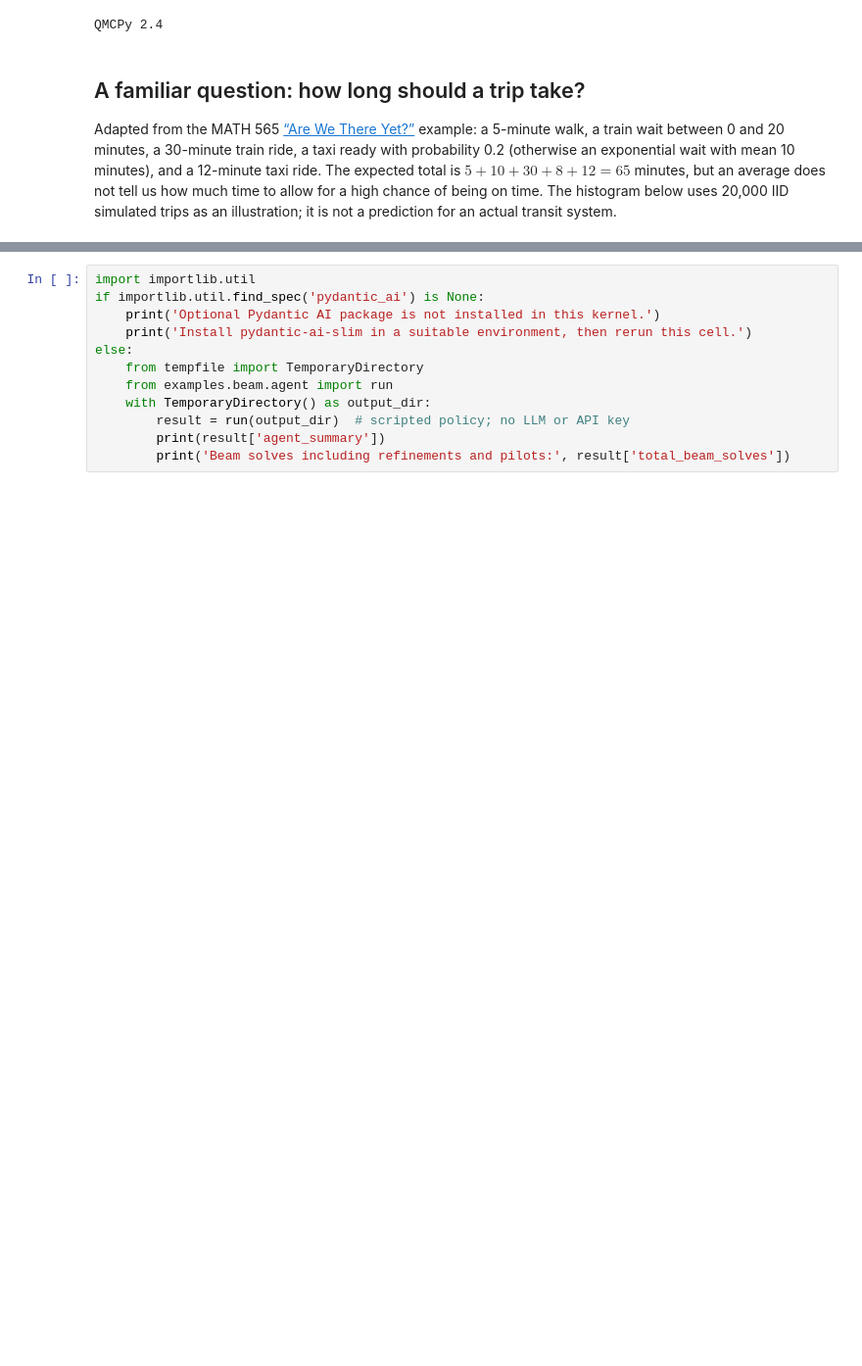
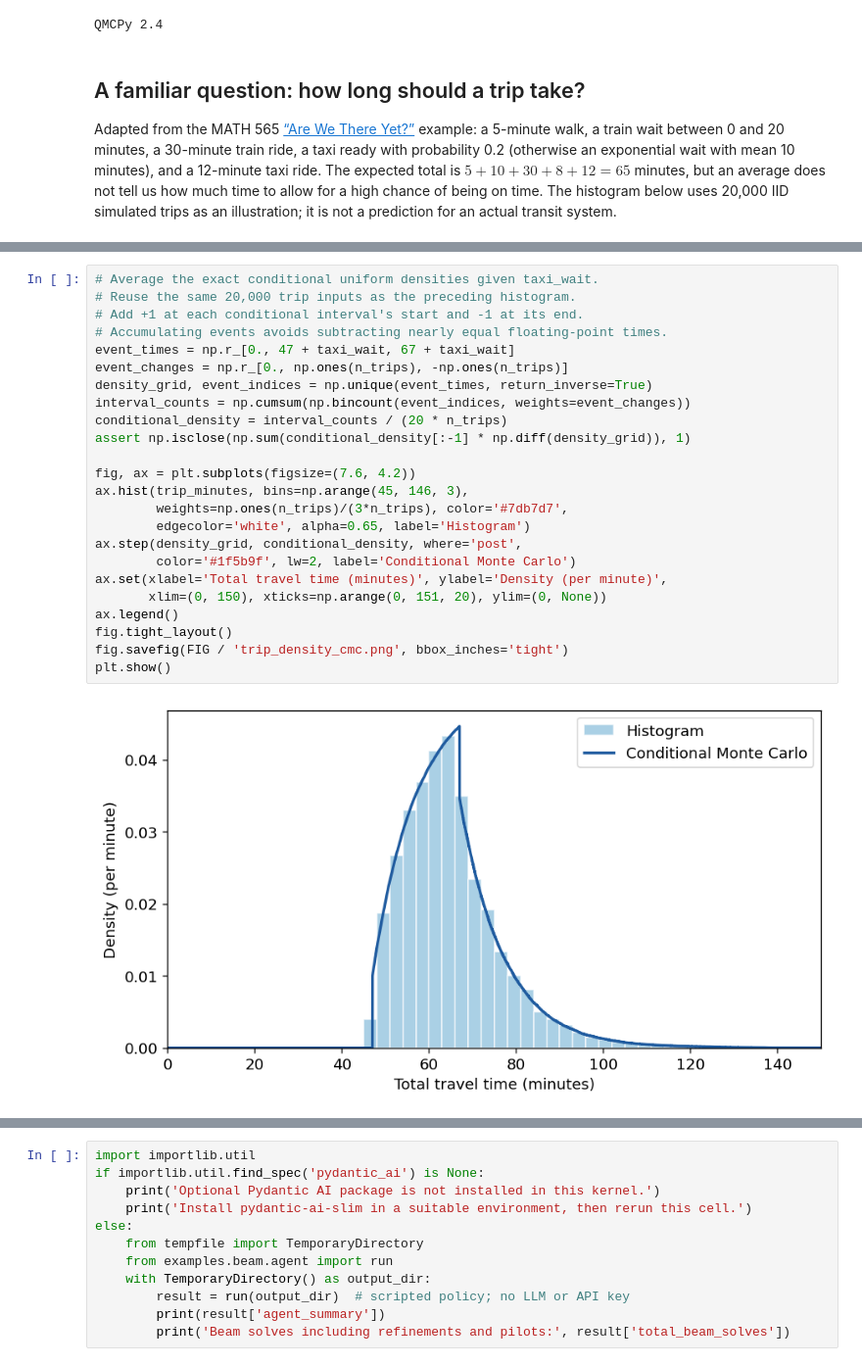
Before and after one commit to fjhickernell/StrategicSamplingColloquium, a Jupyter notebook: notebooks/StrategicSampling.ipynb, the cells around one changed output, grey strips where cells are left out. Shown at 98% size. Saved outputs shown, nothing was run; the diff lists cells and outputs as text; blank space fills up the shorter version.

```diff
--- a/notebooks/StrategicSampling.ipynb
+++ b/notebooks/StrategicSampling.ipynb
@@ -54,0 +68,26 @@ Simulated mean 65.01 min; simulated 90th percentile 79.47 min
+# %%
+# Average the exact conditional uniform densities given taxi_wait.
+# Reuse the same 20,000 trip inputs as the preceding histogram.
+# Add +1 at each conditional interval's start and -1 at its end.
+# Accumulating events avoids subtracting nearly equal floating-point times.
+event_times = np.r_[0., 47 + taxi_wait, 67 + taxi_wait]
+event_changes = np.r_[0., np.ones(n_trips), -np.ones(n_trips)]
+density_grid, event_indices = np.unique(event_times, return_inverse=True)
+interval_counts = np.cumsum(np.bincount(event_indices, weights=event_changes))
+conditional_density = interval_counts / (20 * n_trips)
+assert np.isclose(np.sum(conditional_density[:-1] * np.diff(density_grid)), 1)
+
+fig, ax = plt.subplots(figsize=(7.6, 4.2))
+ax.hist(trip_minutes, bins=np.arange(45, 146, 3),
+        weights=np.ones(n_trips)/(3*n_trips), color='#7db7d7',
+        edgecolor='white', alpha=0.65, label='Histogram')
+ax.step(density_grid, conditional_density, where='post',
+        color='#1f5b9f', lw=2, label='Conditional Monte Carlo')
+ax.set(xlabel='Total travel time (minutes)', ylabel='Density (per minute)',
+       xlim=(0, 150), xticks=np.arange(0, 151, 20), ylim=(0, None))
+ax.legend()
+fig.tight_layout()
+fig.savefig(FIG / 'trip_density_cmc.png', bbox_inches='tight')
+plt.show()
+# %% [output]
+[figure, added]
```
Also changed, not shown: parts of 29 cells of this notebook, 59 other files.
